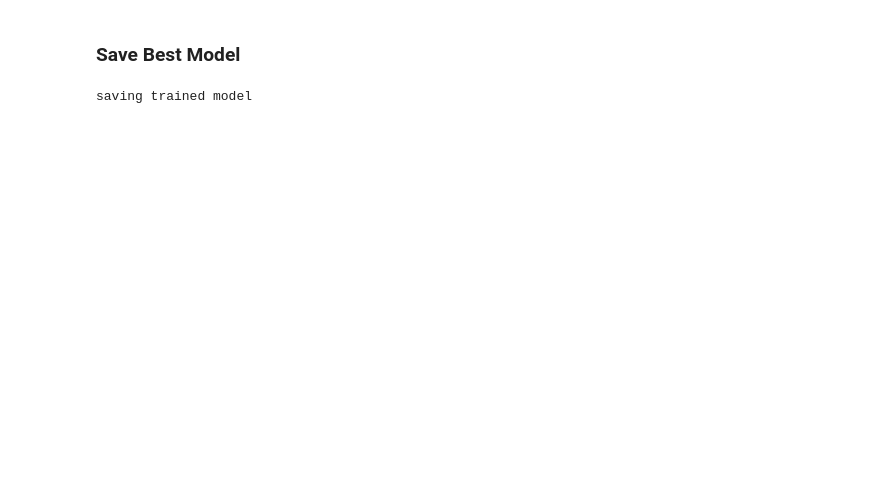
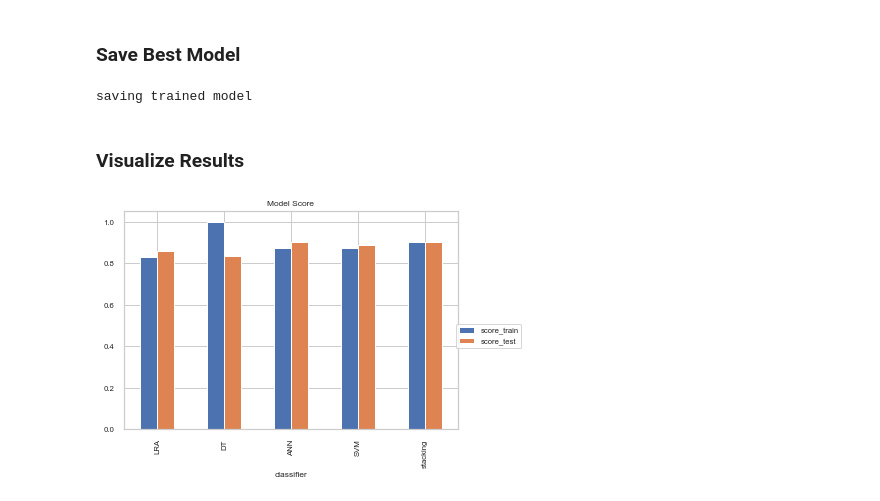
Before and after one commit to rusane/natural-computing, a Jupyter notebook: Project/Stacking.ipynb, the cells around one changed output. Drawn from its saved outputs; the diff is of its cells as text; code cells hidden in the pictures; blank space fills up the shorter version.

```diff
--- a/Project/Stacking.ipynb
+++ b/Project/Stacking.ipynb
@@ -310,3 +319,16 @@ model_name = "stacking_030620_1.pkl" #ensemble-date-modelversion
 tp.save(stk_clf, model_name)
 # %% [output]
 saving trained model
+# %% [markdown]
+### Visualize Results
+# %%
+# add stacking results
+metrics.append(['stacking'] + el_metrics)
+# create results dataframe
+results_df = pd.DataFrame(metrics, columns=['classifier', 'score_train', 'score_test', 'BCA_train', 'BCA_test',
+                                            'mAUC_train', 'mAUC_test'])
+# %%
+results_df.plot(x='classifier', y=['score_train', 'score_test'], kind='bar',
+                title='Model Score', grid=True).legend(bbox_to_anchor=(1.2, 0.5));
+# %% [output]
+[figure, added]
```
Also changed, not shown: parts of 9 cells of this notebook.
